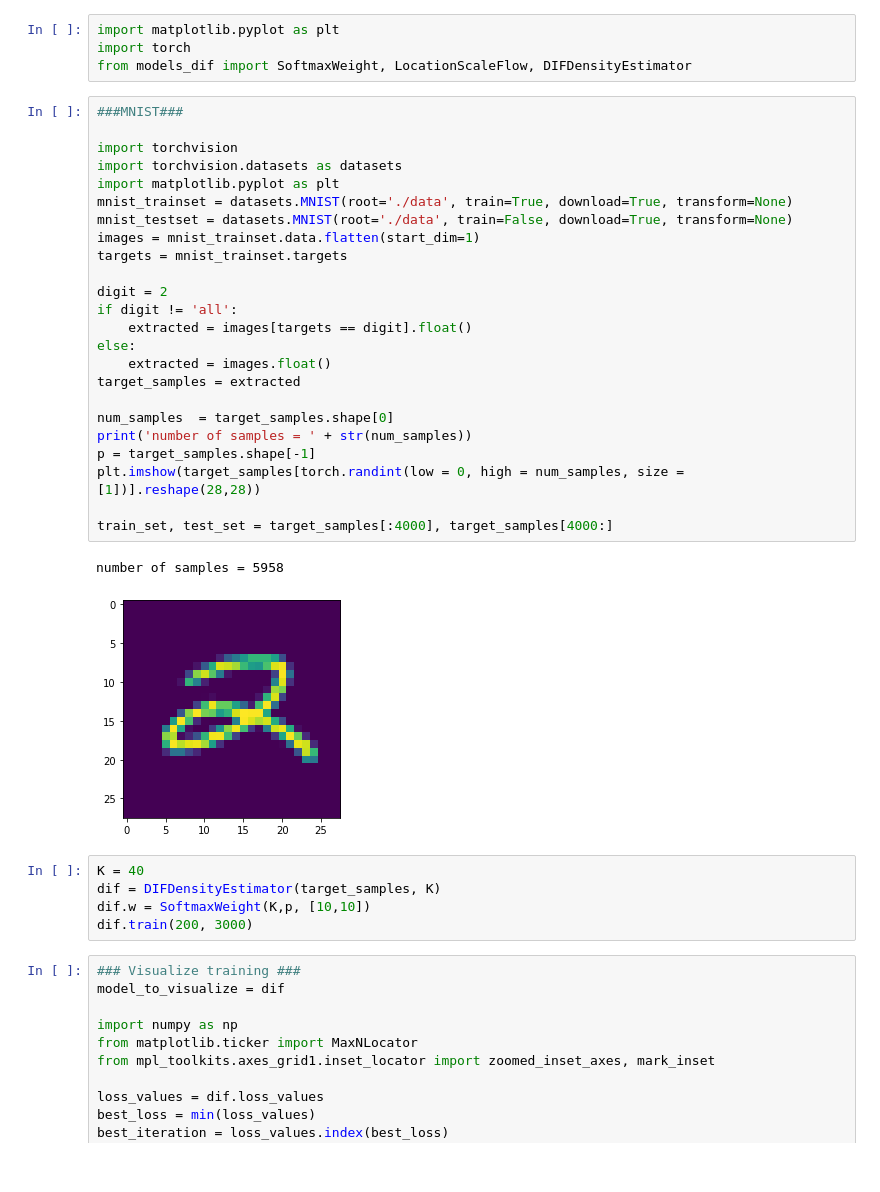
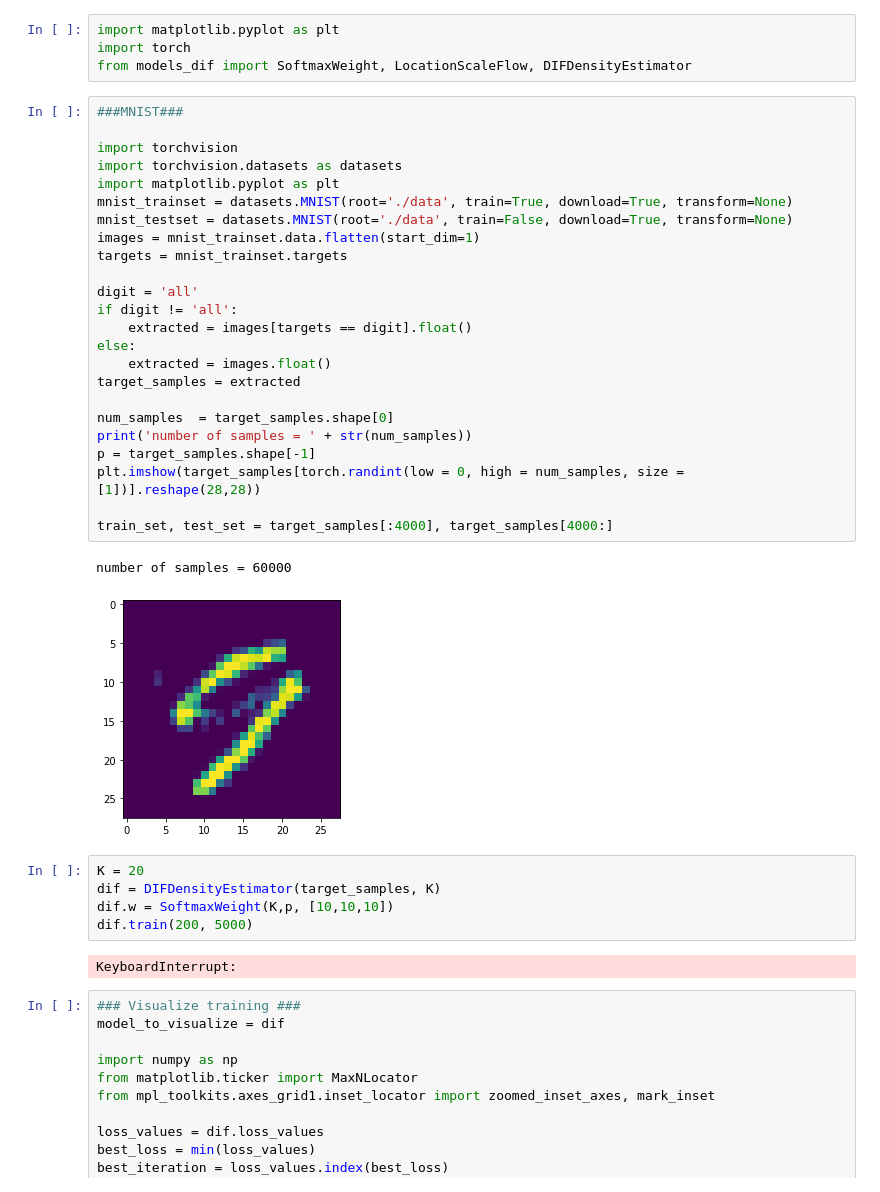
Before and after one commit to ElouanARGOUARCH/Discretely-Indexed-Flows, a Jupyter notebook: experiments/MNIST/MNIST.ipynb, the cells around one changed output. Cells and saved outputs as stored; diff of their text form.

```diff
--- a/experiments/MNIST/MNIST.ipynb
+++ b/experiments/MNIST/MNIST.ipynb
@@ -5,35 +5,37 @@ from models_dif import SoftmaxWeight, LocationScaleFlow, DIFDensityEstimator
 # %%
 ###MNIST###
 
 import torchvision
 import torchvision.datasets as datasets
 import matplotlib.pyplot as plt
 mnist_trainset = datasets.MNIST(root='./data', train=True, download=True, transform=None)
 mnist_testset = datasets.MNIST(root='./data', train=False, download=True, transform=None)
 images = mnist_trainset.data.flatten(start_dim=1)
 targets = mnist_trainset.targets
 
-digit = 2
+digit = 'all'
 if digit != 'all':
     extracted = images[targets == digit].float()
 else:
     extracted = images.float()
 target_samples = extracted
 
 num_samples  = target_samples.shape[0]
 print('number of samples = ' + str(num_samples))
 p = target_samples.shape[-1]
 plt.imshow(target_samples[torch.randint(low = 0, high = num_samples, size = [1])].reshape(28,28))
 
 train_set, test_set = target_samples[:4000], target_samples[4000:]
 # %% [output]
-number of samples = 5958
+number of samples = 60000
-[figure, old version]
+[figure, new version]
 # %%
-K = 40
+K = 20
 dif = DIFDensityEstimator(target_samples, K)
-dif.w = SoftmaxWeight(K,p, [10,10])
-dif.train(200, 3000)
+dif.w = SoftmaxWeight(K,p, [10,10,10])
+dif.train(200, 5000)
+# %% [output]
+KeyboardInterrupt:
 # %%
 ### Visualize training ###
 model_to_visualize = dif
```
Also changed, not shown: 1 other file.
